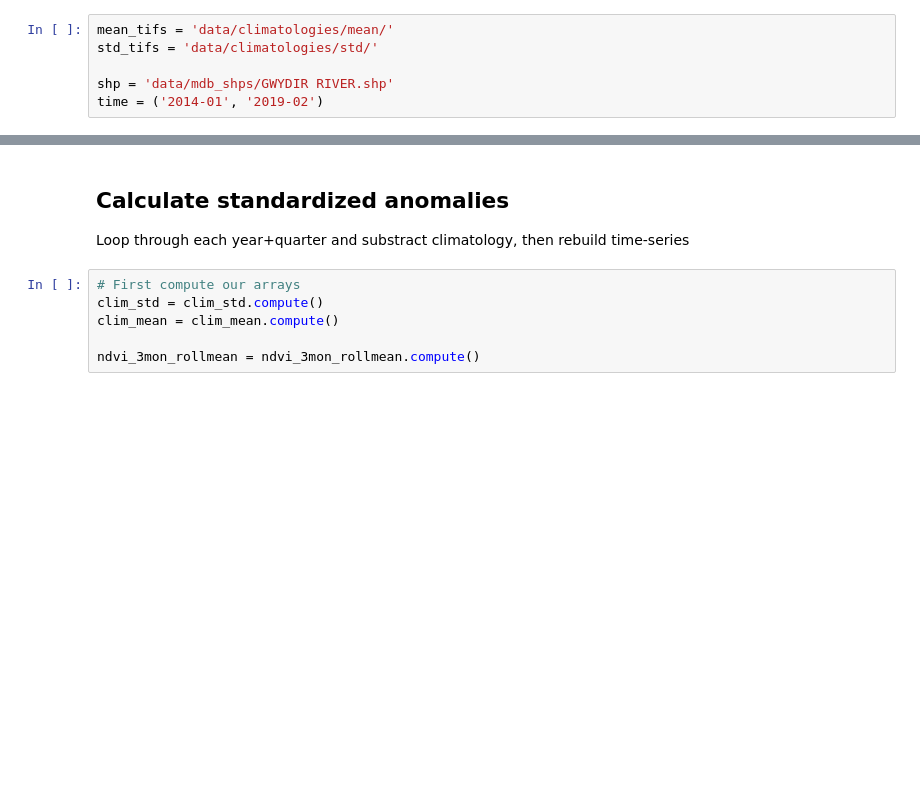
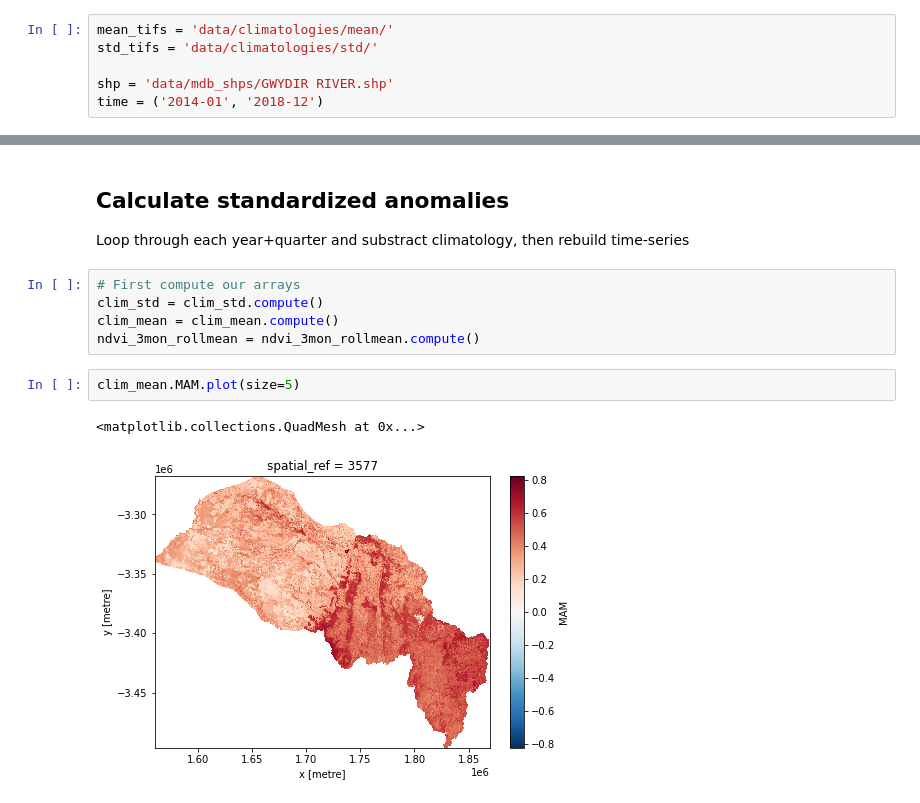
Before and after one commit to cbur24/vegetation_forecasts, a Jupyter notebook: catchment_scale_testing.ipynb, the cells around one changed output, grey strips where cells are left out. Drawn from its saved outputs; the diff is of its cells as text; blank space fills up the shorter version.

```diff
--- a/catchment_scale_testing.ipynb
+++ b/catchment_scale_testing.ipynb
@@ -39,4 +40,4 @@ mean_tifs = 'data/climatologies/mean/'
 std_tifs = 'data/climatologies/std/'
 
 shp = 'data/mdb_shps/GWYDIR RIVER.shp'
-time = ('2014-01', '2019-02')
+time = ('2014-01', '2018-12')
@@ -117,5 +123,9 @@ Loop through each year+quarter and substract climatology, then rebuild time-seri
 # First compute our arrays
 clim_std = clim_std.compute()
 clim_mean = clim_mean.compute()
-
 ndvi_3mon_rollmean = ndvi_3mon_rollmean.compute()
+# %%
+clim_mean.MAM.plot(size=5)
+# %% [output]
+<matplotlib.collections.QuadMesh at 0x...>
+[figure, added]
```
Also changed, not shown: parts of 18 cells of this notebook.
